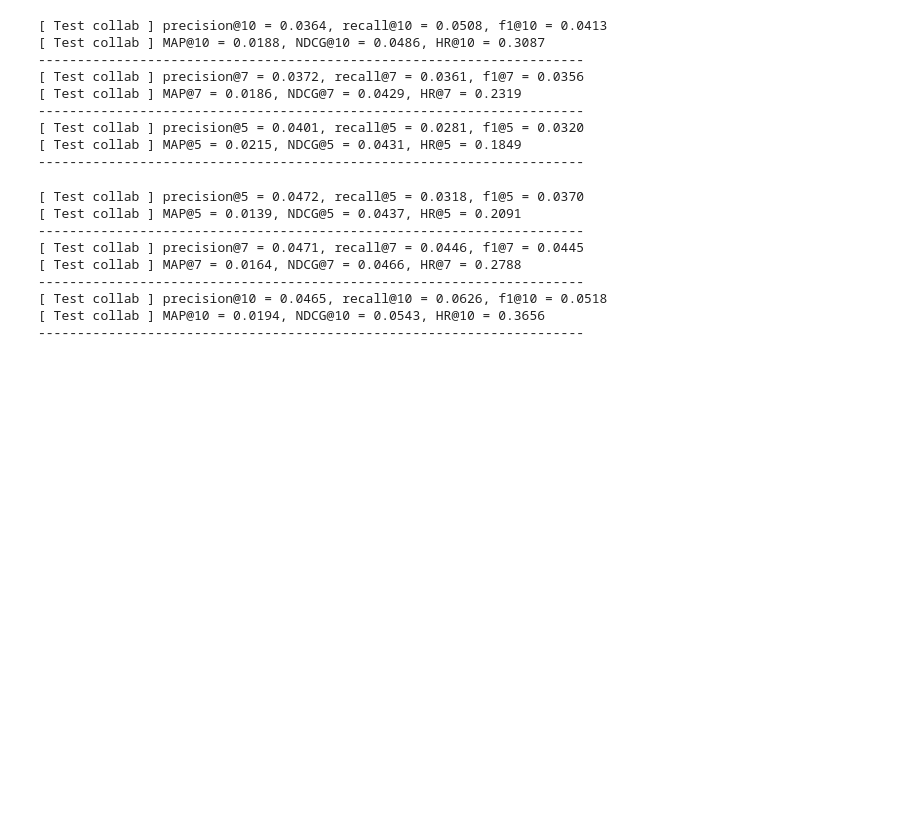
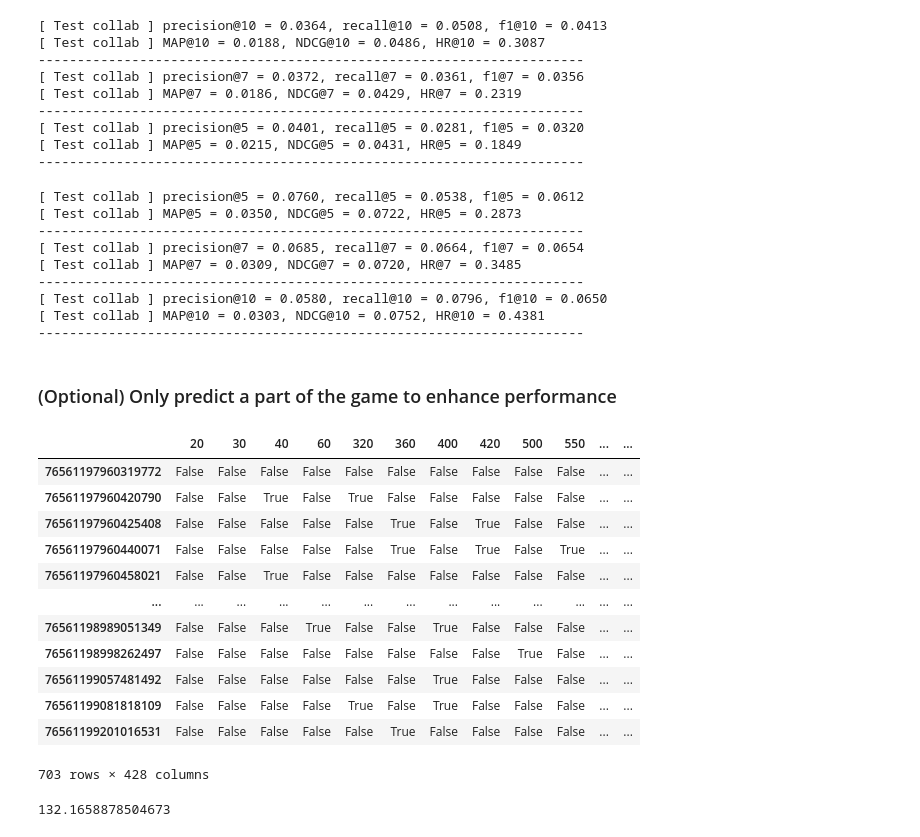
Before and after one commit to Albert40727/CL_HIAM, a Jupyter notebook: preprocess.ipynb, the cells around one changed output. Cells and saved outputs as stored; diff of their text form; code cells hidden in the pictures; blank space fills up the shorter version.

```diff
--- a/preprocess.ipynb
+++ b/preprocess.ipynb
@@ -943,17 +942,65 @@ topk_score(mf_predicted_rating_matrix, mf_top_k_df, top_k_list)
 [ Test collab ] MAP@5 = 0.0215, NDCG@5 = 0.0431, HR@5 = 0.1849
 ----------------------------------------------------------------------
 # %%
-predict_incidence_df = pd.read_pickle('output/history/collab_aspect_mf_0.4_7g_stage2_only/collab_probability_df.pkl')
+# Our model result
+predict_incidence_df = pd.read_pickle('output/history/collab_aspect_mf_0.4_7g/collab_probability_df.pkl')
 top_k_df = pd.read_pickle('output/history/collab_aspect_mf_0.4_7g_stage2_only/collab_topk_prediction_df.pkl')
 top_k_list = [5, 7, 10]
-topk_score(predict_incidence_df, top_k_df, top_k_list)
+topk_score(predict_incidence_df, label_incidence_df, top_k_df, top_k_list)
 # %% [output]
-[ Test collab ] precision@5 = 0.0472, recall@5 = 0.0318, f1@5 = 0.0370
-[ Test collab ] MAP@5 = 0.0139, NDCG@5 = 0.0437, HR@5 = 0.2091
+[ Test collab ] precision@5 = 0.0760, recall@5 = 0.0538, f1@5 = 0.0612
+[ Test collab ] MAP@5 = 0.0350, NDCG@5 = 0.0722, HR@5 = 0.2873
 ----------------------------------------------------------------------
-[ Test collab ] precision@7 = 0.0471, recall@7 = 0.0446, f1@7 = 0.0445
-[ Test collab ] MAP@7 = 0.0164, NDCG@7 = 0.0466, HR@7 = 0.2788
+[ Test collab ] precision@7 = 0.0685, recall@7 = 0.0664, f1@7 = 0.0654
+[ Test collab ] MAP@7 = 0.0309, NDCG@7 = 0.0720, HR@7 = 0.3485
 ----------------------------------------------------------------------
-[ Test collab ] precision@10 = 0.0465, recall@10 = 0.0626, f1@10 = 0.0518
-[ Test collab ] MAP@10 = 0.0194, NDCG@10 = 0.0543, HR@10 = 0.3656
+[ Test collab ] precision@10 = 0.0580, recall@10 = 0.0796, f1@10 = 0.0650
+[ Test collab ] MAP@10 = 0.0303, NDCG@10 = 0.0752, HR@10 = 0.4381
 ----------------------------------------------------------------------
+# %% [markdown]
+### (Optional) Only predict a part of the game to enhance performance
+# %%
+predict_incidence_df = pd.read_pickle('output/history/collab_aspect_mf_0.4_7g/collab_probability_df.pkl')
+# %%
+mask_df = predict_incidence_df != 0
+
+portion_to_transform = 0.8  # Change 80% of True cells to False
+
+# Find the indices of True cells
+true_indices = np.where(mask_df)
+
+# Calculate the number of cells to transform
+num_cells_to_transform = int(len(true_indices[0]) * portion_to_transform)
+
+# Randomly choose the cells to transform
+np.random.seed(95)
+indices_to_transform = np.random.choice(range(len(true_indices[0])), num_cells_to_transform, replace=False)
+
+# Update the selected cells to False
+for idx in indices_to_transform:
+    row_idx = true_indices[0][idx]
+    col_idx = true_indices[1][idx]
+    mask_df.iat[row_idx, col_idx] = False
+
+new_mask_df = mask_df + label_incidence_df # to ensure that like = 1 value will be taken into account
+new_mask_df = new_mask_df.astype(bool)
+new_mask_df
+# %% [output]
+|  | 20 | 30 | 40 | 60 | 320 | 360 | 400 | 420 | 500 | 550 | ... | ... |
+| 76561197960319772 | False | False | False | False | False | False | False | False | False | False | ... | ... |
+| 76561197960420790 | False | False | True | False | True | False | False | False | False | False | ... | ... |
+| 76561197960425408 | False | False | False | False | False | True | False | True | False | False | ... | ... |
+| 76561197960440071 | False | False | False | False | False | True | False | True | False | True | ... | ... |
+| 76561197960458021 | False | False | True | False | False | False | False | False | False | False | ... | ... |
+| ... | ... | ... | ... | ... | ... | ... | ... | ... | ... | ... | ... | ... |
+| 76561198989051349 | False | False | False | True | False | False | True | False | False | False | ... | ... |
+| 76561198998262497 | False | False | False | False | False | False | False | False | True | False | ... | ... |
+| 76561199057481492 | False | False | False | False | False | False | True | False | False | False | ... | ... |
+| 76561199081818109 | False | False | False | False | True | False | True | False | False | False | ... | ... |
+| 76561199201016531 | False | False | False | False | False | True | False | False | False | False | ... | ... |
+703 rows × 428 columns
+# %%
+# number of games to be predicted
+new_mask_df.sum().mean()
+# %% [output]
+132.1658878504673
```
Also changed, not shown: parts of 3 cells of this notebook.
